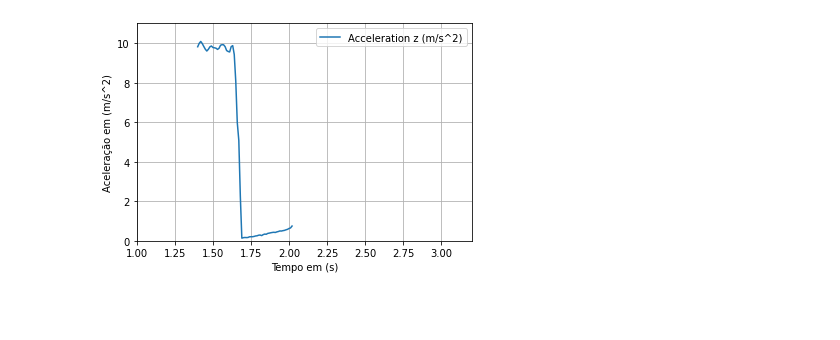
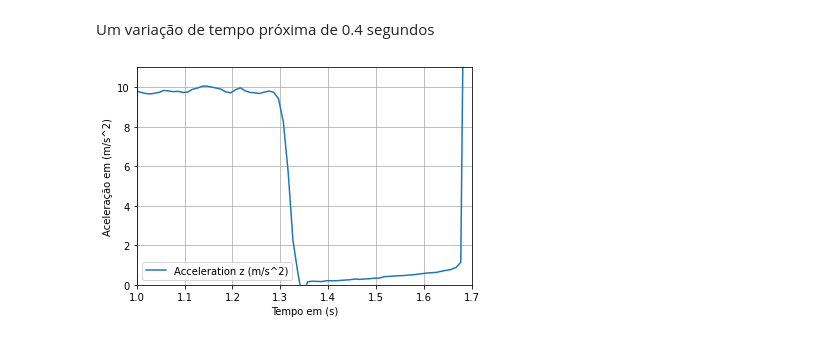
Before and after one commit to andrefcmoraes/phys.i, a Jupyter notebook: FreeFall.ipynb, the cells around one changed output. Cells and saved outputs as stored; diff of their text form; code cells hidden in the pictures; blank space fills up the shorter version.

```diff
--- a/FreeFall.ipynb
+++ b/FreeFall.ipynb
@@ -3,15 +18,17 @@
+# %% [markdown]
+Um variação de tempo próxima de 0.4 segundos
 # %%
 import pandas as pd
 from matplotlib import pyplot as plt
-
-df = pd.read_csv("https://raw.githubusercontent.com/andrefcmoraes/phys.i/main/Raw%20Data.csv")
+%matplotlib inline
+df = pd.read_csv("https://raw.githubusercontent.com/andrefcmoraes/phys.i/main/Raw%20Data1.csv")
 df.head()
 df.plot(x ='Time (s)', y='Acceleration z (m/s^2)')
 plt.ylim((0,11))
-plt.xlim((1,3.2))
+plt.xlim((1,1.7))
 plt.ylabel('Aceleração em (m/s^2)')
 plt.xlabel('Tempo em (s)')
 plt.grid()
 plt.show()
 # %% [output]
-[figure, old version]
+[figure, new version]
```
Also changed, not shown: parts of 4 cells of this notebook.
